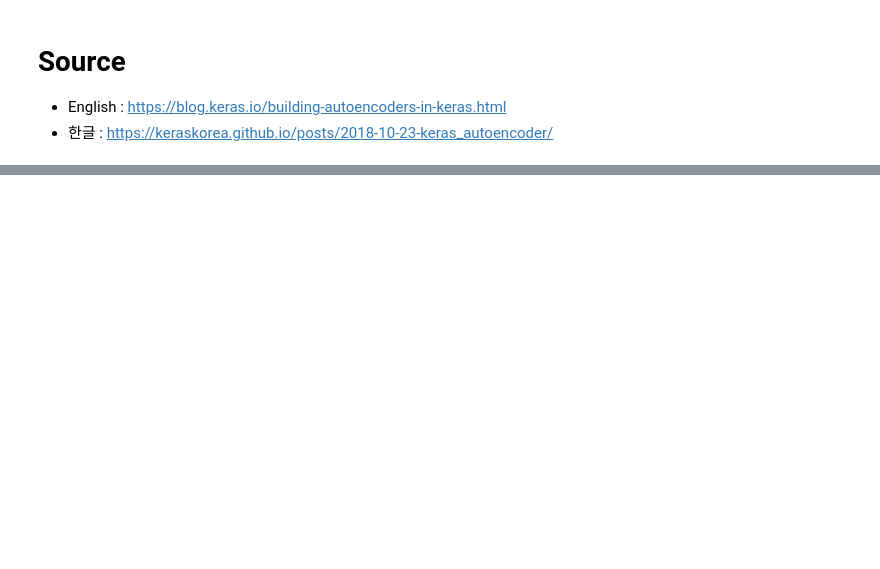
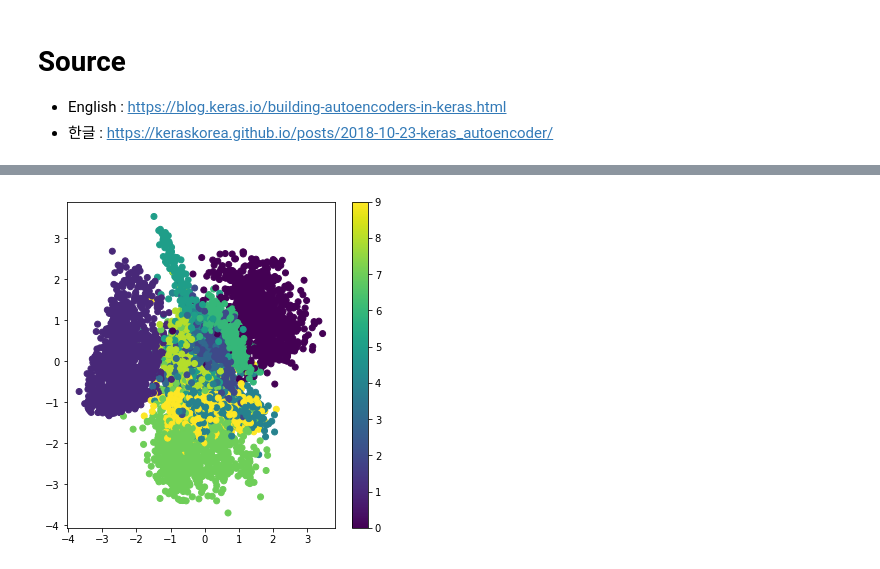
Before and after one commit to Finfra/AI_Vision, a Jupyter notebook: 2.Image_Processing/AutoEncoder/VAE.ipynb, the cells around one changed output, grey strips where cells are left out. Saved outputs shown, nothing was run; the diff lists cells and outputs as text; code cells hidden in the pictures; blank space fills up the shorter version.

```diff
--- a/2.Image_Processing/AutoEncoder/VAE.ipynb
+++ b/2.Image_Processing/AutoEncoder/VAE.ipynb
@@ -90,15 +93,11 @@ x_test_encoded[0].shape,x_test_encoded[1].shape,x_test_encoded[2].shape
 # %%
 
 plt.figure(figsize=(6, 6))
-# plt.scatter(x_test_encoded[0][:, 0], x_test_encoded[0][:, 1], c=y_test)
-plt.scatter(x_test_encoded[1][:, 0], x_test_encoded[1][:, 1], c=y_test)
+plt.scatter(x_test_encoded[0][:, 0], x_test_encoded[0][:, 1], c=y_test)
 plt.colorbar()
 plt.show()
-
-plt.figure(figsize=(6, 6))
-plt.scatter(x_test_encoded[2][:, 0], x_test_encoded[2][:, 1], c=y_test)
-plt.colorbar()
-plt.show()
+# %% [output]
+[figure, added]
 # %%
 # Display a 2D manifold of the digits
 n = 15  # figure with 15x15 digits
```
Also changed, not shown: parts of 3 cells of this notebook, 1 other file.
